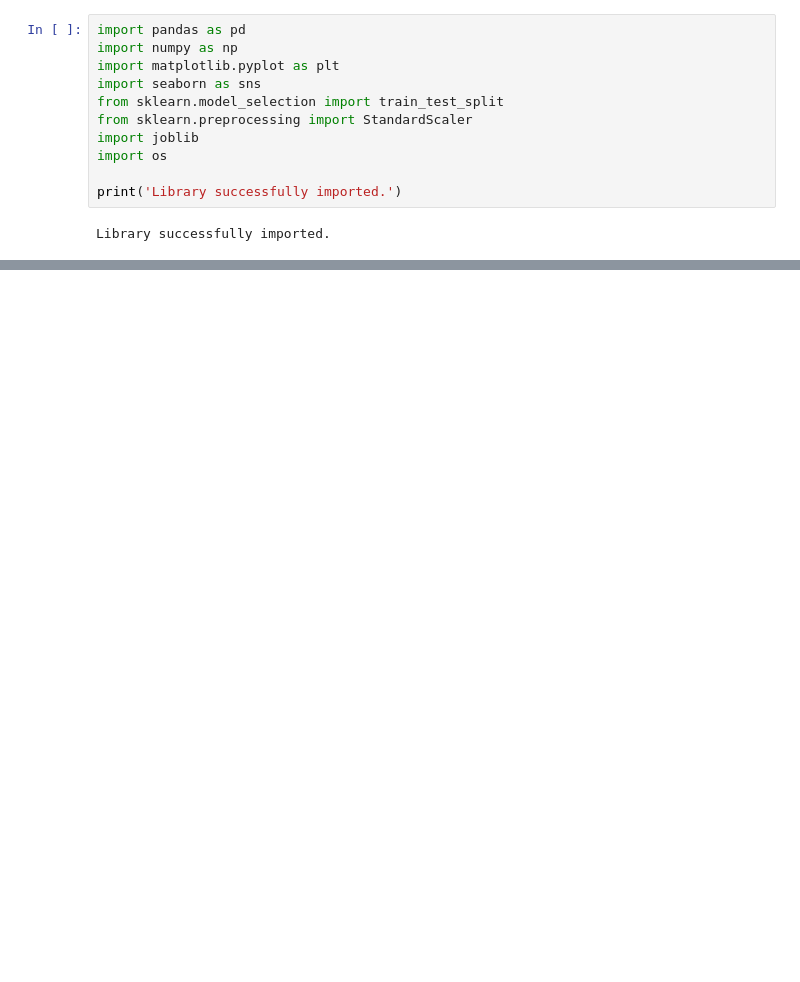
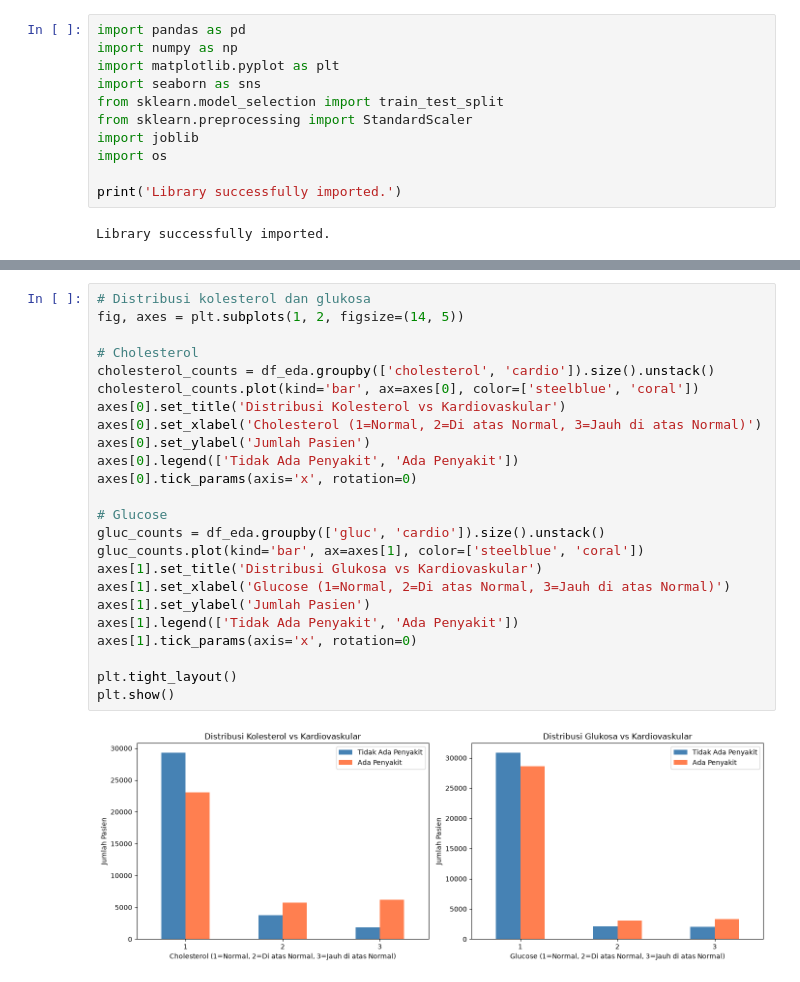
Before and after one commit to halimamrin312/Eksperimen_SML_Muhammad-Halim-Amrin, a Jupyter notebook: Eksperimen_Muhammad-Halim-Amrin.ipynb, the cells around one changed output, grey strips where cells are left out. Drawn from its saved outputs; the diff is of its cells as text; blank space fills up the shorter version.

```diff
--- a/Eksperimen_Muhammad-Halim-Amrin.ipynb
+++ b/Eksperimen_Muhammad-Halim-Amrin.ipynb
@@ -185,0 +147,26 @@ Scaler and preprocessed datasets saved successfully.
+# %%
+# Distribusi kolesterol dan glukosa
+fig, axes = plt.subplots(1, 2, figsize=(14, 5))
+
+# Cholesterol
+cholesterol_counts = df_eda.groupby(['cholesterol', 'cardio']).size().unstack()
+cholesterol_counts.plot(kind='bar', ax=axes[0], color=['steelblue', 'coral'])
+axes[0].set_title('Distribusi Kolesterol vs Kardiovaskular')
+axes[0].set_xlabel('Cholesterol (1=Normal, 2=Di atas Normal, 3=Jauh di atas Normal)')
+axes[0].set_ylabel('Jumlah Pasien')
+axes[0].legend(['Tidak Ada Penyakit', 'Ada Penyakit'])
+axes[0].tick_params(axis='x', rotation=0)
+
+# Glucose
+gluc_counts = df_eda.groupby(['gluc', 'cardio']).size().unstack()
+gluc_counts.plot(kind='bar', ax=axes[1], color=['steelblue', 'coral'])
+axes[1].set_title('Distribusi Glukosa vs Kardiovaskular')
+axes[1].set_xlabel('Glucose (1=Normal, 2=Di atas Normal, 3=Jauh di atas Normal)')
+axes[1].set_ylabel('Jumlah Pasien')
+axes[1].legend(['Tidak Ada Penyakit', 'Ada Penyakit'])
+axes[1].tick_params(axis='x', rotation=0)
+
+plt.tight_layout()
+plt.show()
+# %% [output]
+[figure, added]
```
Also changed, not shown: parts of 30 cells of this notebook.
